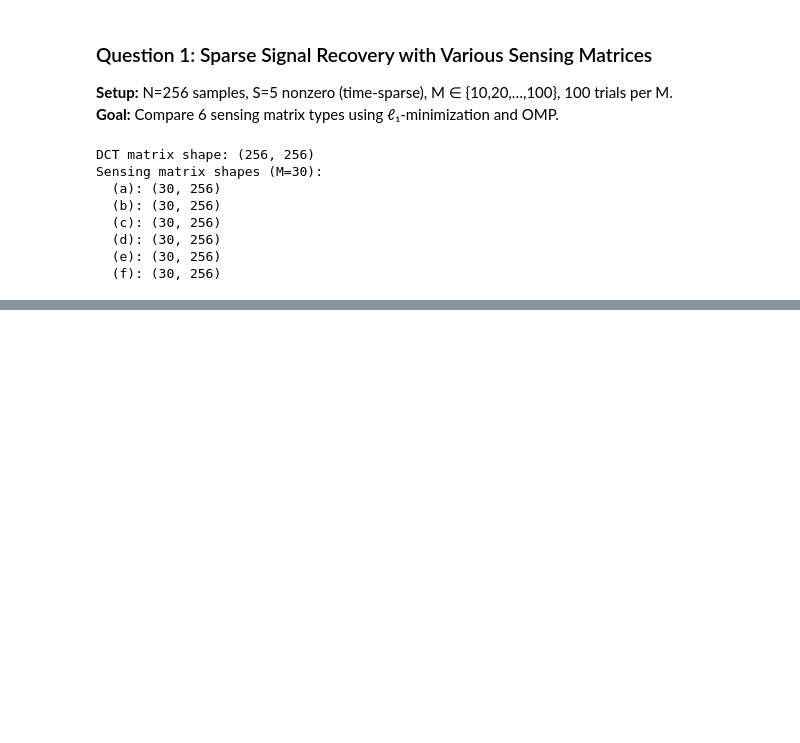
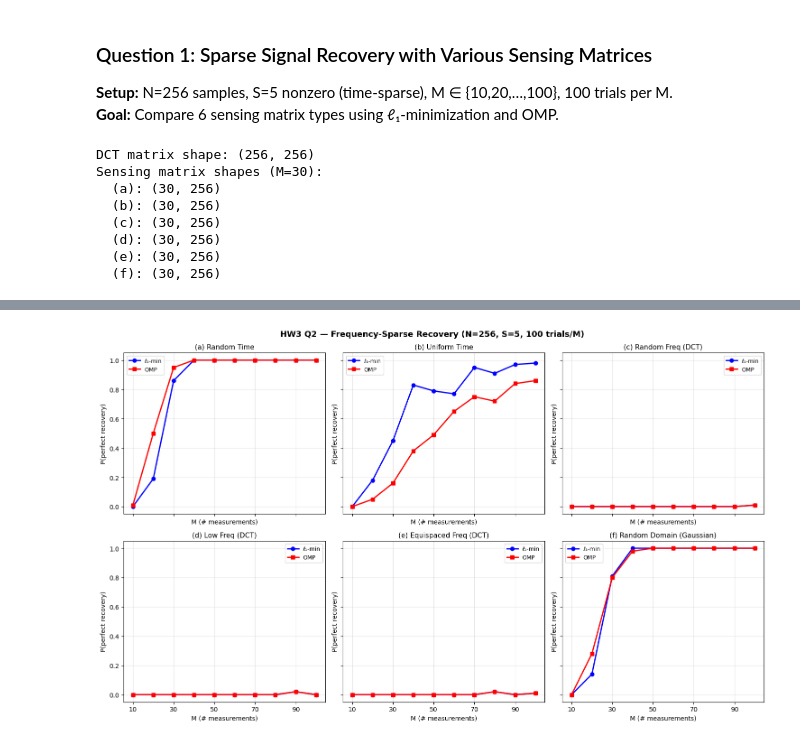
Before and after one commit to mattzuha/Compressed-Learning, a Jupyter notebook: HW3_Minh.ipynb, the cells around one changed output, grey strips where cells are left out. Cells and saved outputs as stored; diff of their text form; code cells hidden in the pictures; blank space fills up the shorter version.

```diff
--- a/HW3_Minh.ipynb
+++ b/HW3_Minh.ipynb
@@ -218,0 +283,23 @@ For the two best matrices **(c) and (f)**: **M ≈ 40** measurements (~8S) gives
+# %%
+fig, axes = plt.subplots(2, 3, figsize=(15, 9), sharex=True, sharey=True)
+axes = axes.flatten()
+
+for i, (mt, label) in enumerate(matrix_info.items()):
+    ax = axes[i]
+    ax.plot(Ms, results_q2[mt]['l1'],  'b-o', lw=2, ms=6, label='ℓ₁-min')
+    ax.plot(Ms, results_q2[mt]['omp'], 'r-s', lw=2, ms=6, label='OMP')
+    ax.set_title(label, fontsize=11)
+    ax.set_xlabel('M (# measurements)')
+    ax.set_ylabel('P(perfect recovery)')
+    ax.legend(fontsize=9)
+    ax.grid(True, alpha=0.3)
+    ax.set_ylim(-0.05, 1.05)
+    ax.set_xticks(Ms[::2])
+
+plt.suptitle(f'HW3 Q2 — Frequency-Sparse Recovery (N={N}, S={S}, {num_trials} trials/M)',
+             fontsize=13, fontweight='bold')
+plt.tight_layout()
+plt.savefig('hw3_q2_freq_sparse.png', dpi=150, bbox_inches='tight')
+plt.show()
+# %% [output]
+[figure, added]
```
Also changed, not shown: parts of 15 cells of this notebook, 4 other files.
